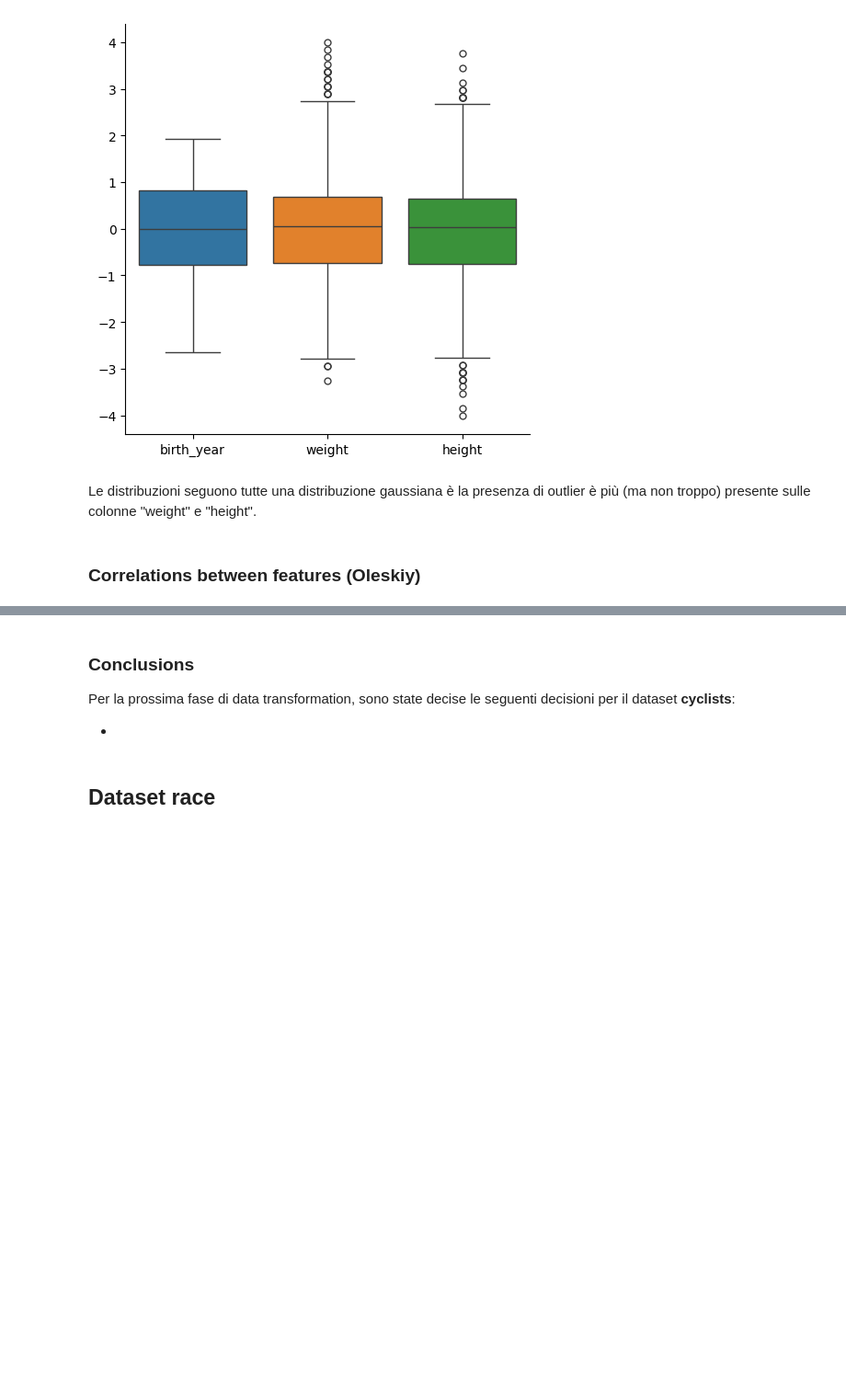
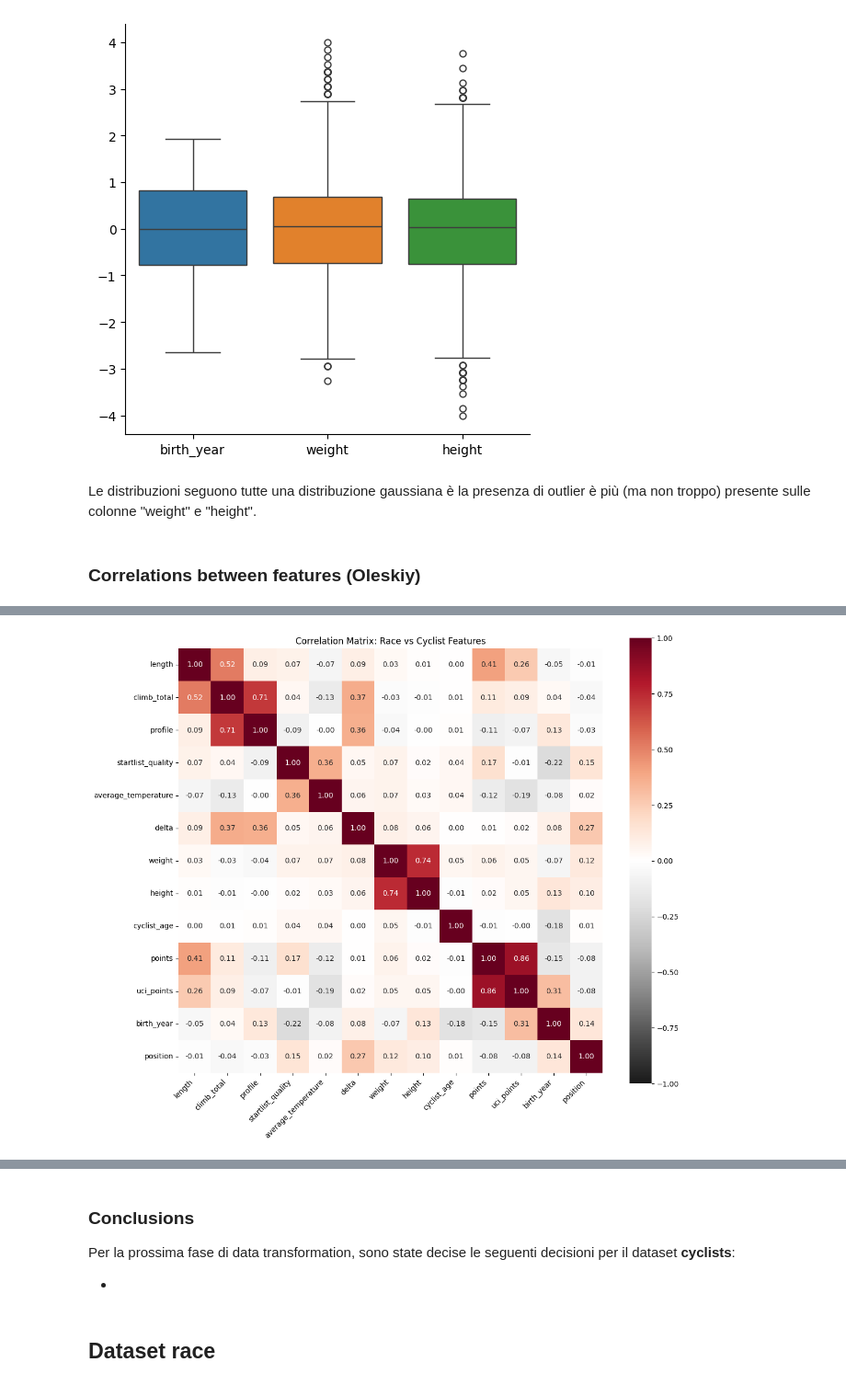
Before and after one commit to lesi-nedo/dm_project24_group_11, a Jupyter notebook: Main.ipynb, the cells around one changed output, grey strips where cells are left out. Shown at 92% size. Drawn from its saved outputs; the diff is of its cells as text; code cells hidden in the pictures; blank space fills up the shorter version.

Commit message:
feat(correlations): added the feature relationship anlysis (not all)

```diff
--- a/Main.ipynb
+++ b/Main.ipynb
@@ -16,0 +28,11 @@ DatasetRace = pd.read_csv("dataset/races.csv")
+# %%
+#Dataset import on pandas Data frames
+DatasetCyclists = pd.read_csv("dataset/cyclists.csv")
+DatasetRace = pd.read_csv("dataset/races.csv")
+
+# Drop redundant columns
+# _url from DatasetCyclist this information is in DatasetRace under the column 'cyclist'
+# name from DatasetRace this information is in DatasetCyclist under the column 'name'
+MergedDataset = pd.merge(DatasetCyclists, DatasetRace.drop(columns=['name']), left_on='_url', right_on='cyclist', suffixes=('_cyclist', '_race')).drop(columns=['_url_cyclist'])
+
+MergedDataset.head(10)
@@ -121,0 +166,48 @@ Le distribuzioni seguono tutte una distribuzione gaussiana è la presenza di out
+# %%
+columns_of_interest = [
+        'length', 'climb_total', 'profile', 'startlist_quality',
+        'average_temperature', 'delta', 'weight', 'height',
+        'cyclist_age', 'points', 'uci_points', 'birth_year', 'position'
+]
+
+def create_correlation_matrix(merged_df, columns_of_interest=columns_of_interest):
+    # Select the relevant columns from the correlation matrix shown in the image
+
+
+    # Create a copy of races dataframe with selected columns
+    race_data = merged_df[columns_of_interest].copy()
+
+    # Calculate correlation matrix
+    corr_matrix = race_data.corr(method='pearson')
+
+    # Create the visualization
+    plt.figure(figsize=(12, 10))
+
+    # Create heatmap
+    seaborn.heatmap(corr_matrix,
+                annot=True,  # Show correlation values
+                fmt='.2f',   # Format to 2 decimal places
+                cmap='RdGy_r',  # Red-Grey-Blue colormap reversed
+                vmin=-1,     # Minimum correlation value
+                vmax=1,      # Maximum correlation value
+                center=0,    # Center the colormap at 0
+                square=True) # Make the plot square-shaped
+
+    # Rotate x-axis labels
+    plt.xticks(rotation=45, ha='right')
+    plt.yticks(rotation=0)
+
+    # Add title
+    plt.title('Correlation Matrix: Race vs Cyclist Features')
+
+    # Adjust layout to prevent label cutoff
+    plt.tight_layout()
+
+    return plt.gcf(), corr_matrix
+
+
+fig,corr_matrix = create_correlation_matrix(merged_df=MergedDataset)
+plt.show()
+plt.close(fig)
+# %% [output]
+[figure, added]
```
Also changed, not shown: parts of 16 cells of this notebook.
